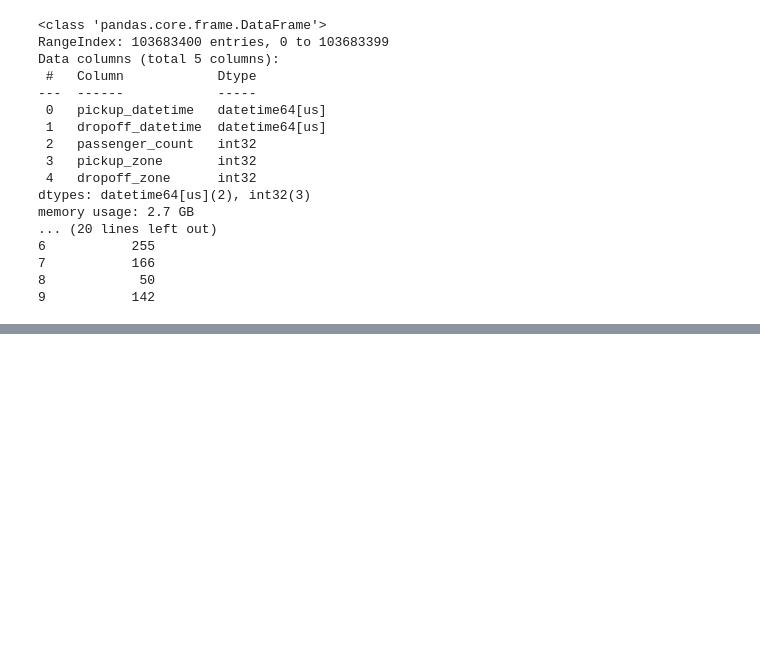
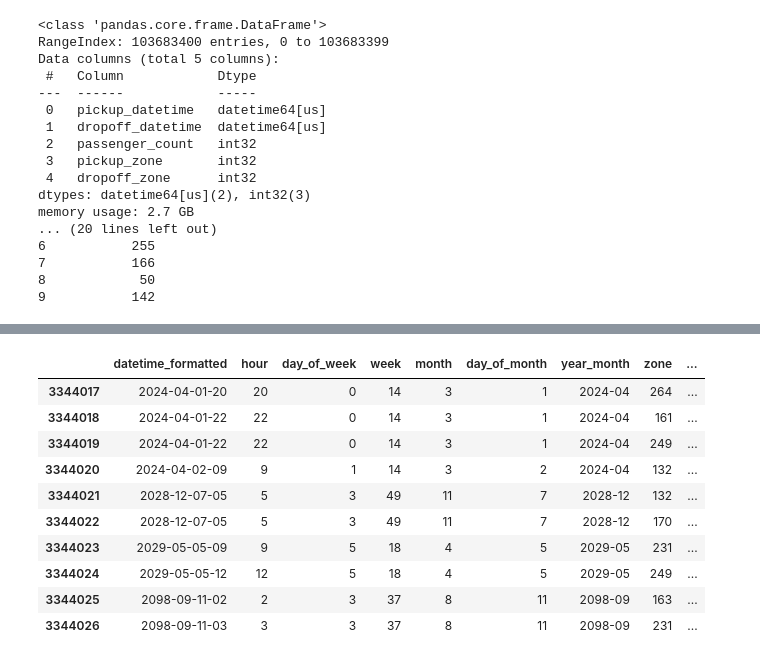
Before and after one commit to DR7439/New-York-App, a Jupyter notebook: data-analytics/cleaning/taxi_cleaning_pipeline.ipynb, the cells around one changed output, grey strips where cells are left out. Saved outputs shown, nothing was run; the diff lists cells and outputs as text; code cells hidden in the pictures; blank space fills up the shorter version.

```diff
--- a/data-analytics/cleaning/taxi_cleaning_pipeline.ipynb
+++ b/data-analytics/cleaning/taxi_cleaning_pipeline.ipynb
@@ -722,0 +657,14 @@ combined_df.head(10)
+# %%
+combined_df.tail(10)
+# %% [output]
+|  | datetime_formatted | hour | day_of_week | week | month | day_of_month | year_month | zone | ... |
+| 3344017 | 2024-04-01-20 | 20 | 0 | 14 | 3 | 1 | 2024-04 | 264 | ... |
+| 3344018 | 2024-04-01-22 | 22 | 0 | 14 | 3 | 1 | 2024-04 | 161 | ... |
+| 3344019 | 2024-04-01-22 | 22 | 0 | 14 | 3 | 1 | 2024-04 | 249 | ... |
+| 3344020 | 2024-04-02-09 | 9 | 1 | 14 | 3 | 2 | 2024-04 | 132 | ... |
+| 3344021 | 2028-12-07-05 | 5 | 3 | 49 | 11 | 7 | 2028-12 | 132 | ... |
+| 3344022 | 2028-12-07-05 | 5 | 3 | 49 | 11 | 7 | 2028-12 | 170 | ... |
+| 3344023 | 2029-05-05-09 | 9 | 5 | 18 | 4 | 5 | 2029-05 | 231 | ... |
+| 3344024 | 2029-05-05-12 | 12 | 5 | 18 | 4 | 5 | 2029-05 | 249 | ... |
+| 3344025 | 2098-09-11-02 | 2 | 3 | 37 | 8 | 11 | 2098-09 | 163 | ... |
+| 3344026 | 2098-09-11-03 | 3 | 3 | 37 | 8 | 11 | 2098-09 | 231 | ... |
```
Also changed, not shown: parts of 25 cells of this notebook.
